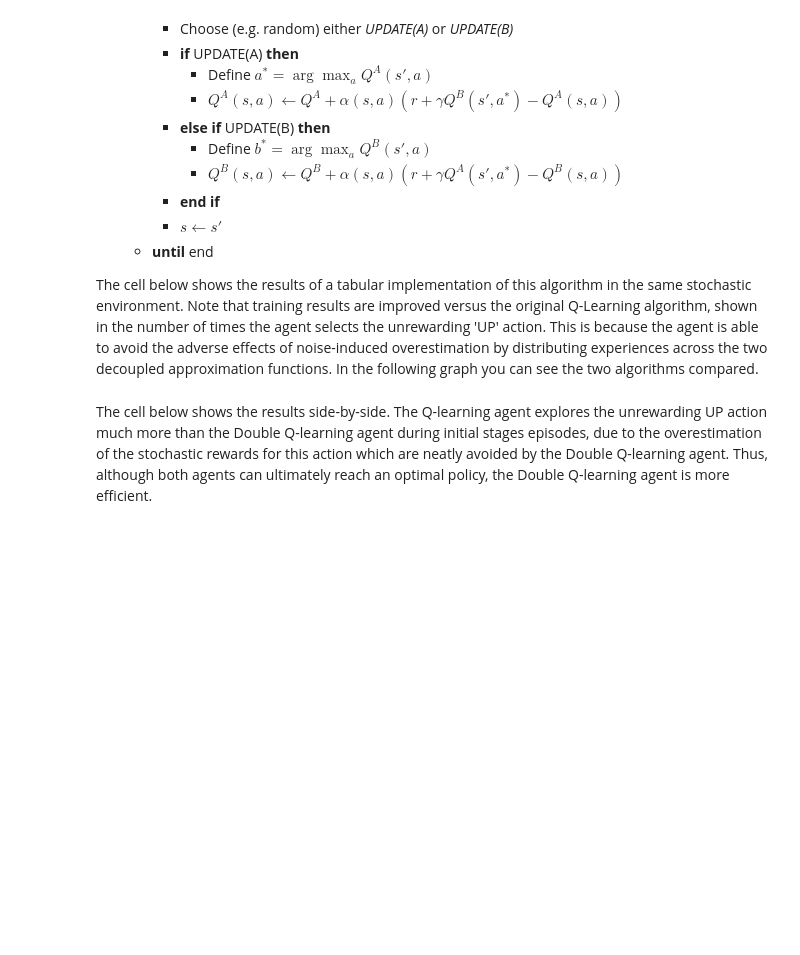
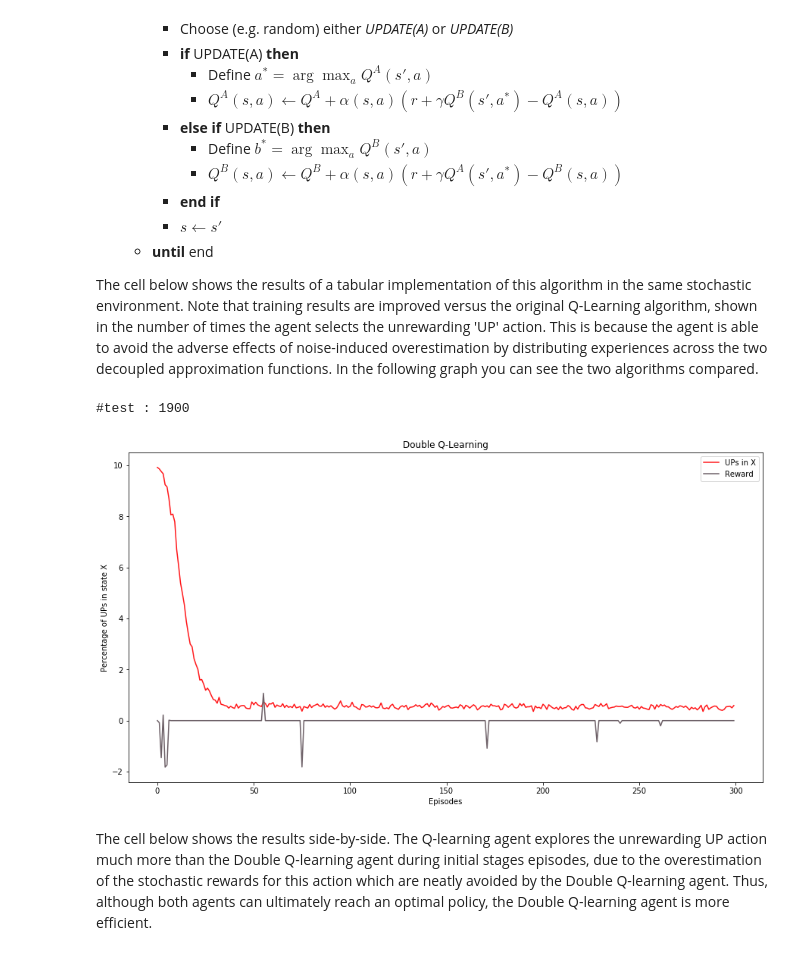
Before and after one commit to dpkpathak/ANNTFPROJ, a Jupyter notebook: Group_22_Final_Project.ipynb, the cells around one changed output. Saved outputs shown, nothing was run; the diff lists cells and outputs as text; code cells hidden in the pictures; blank space fills up the shorter version.

```diff
--- a/Group_22_Final_Project.ipynb
+++ b/Group_22_Final_Project.ipynb
@@ -108,19 +120,20 @@ The solution to this problem, proposed by Hasselt, is to introduce a second appr
 
 The cell below shows the results of a tabular implementation of this algorithm in the same stochastic environment. Note that training results are improved versus the original Q-Learning algorithm, shown in the number of times the agent selects the unrewarding 'UP' action. This is because the agent is able to avoid the adverse effects of noise-induced overestimation by distributing experiences across the two decoupled approximation functions. In the following graph you can see the two algorithms compared.
 # %%
-from q_learn.double_q_learning import mdp_double_q_learning
-
 mdp_environment = MDP()
-dq_reward, _, _, dq_num_of_ups = mdp_double_q_learning(mdp_environment)
-
+dq_learn_object = CustomObject()
+dq_learn_object.reward, _, _, dq_learn_object.num_of_ups = mdp_double_q_learning(mdp_environment)
 plt.figure(figsize=(15, 8))
-plt.plot(dq_num_of_ups / 10000 * 100, label='UPs in X', color='#FF171A')
-plt.plot(dq_reward, color='#6C5F66', label='Reward')
+plt.plot(dq_learn_object.num_of_ups / 10000 * 100, label='UPs in X', color='#FF171A')
+plt.plot(dq_learn_object.reward, color='#6C5F66', label='Reward')
 plt.legend()
 plt.ylabel('Percentage of UPs in state X')
 plt.xlabel('Episodes')
 plt.title(r'Double Q-Learning')
 plt.show()
+# %% [output]
+#test : 1900
+[figure, added]
 # %% [markdown]
 The cell below shows the results side-by-side. The Q-learning agent explores the unrewarding UP action much more than the Double Q-learning agent during initial stages episodes, due to the overestimation of the stochastic rewards for this action which are neatly avoided by the Double Q-learning agent. Thus, although both agents can ultimately reach an optimal policy, the Double Q-learning agent is more efficient.
 # %%
```
Also changed, not shown: parts of 51 cells of this notebook, 3 other files.
